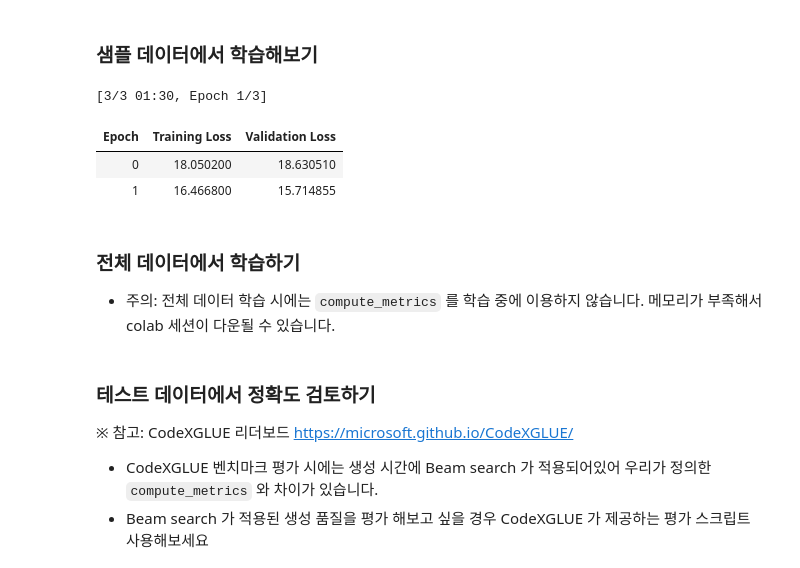
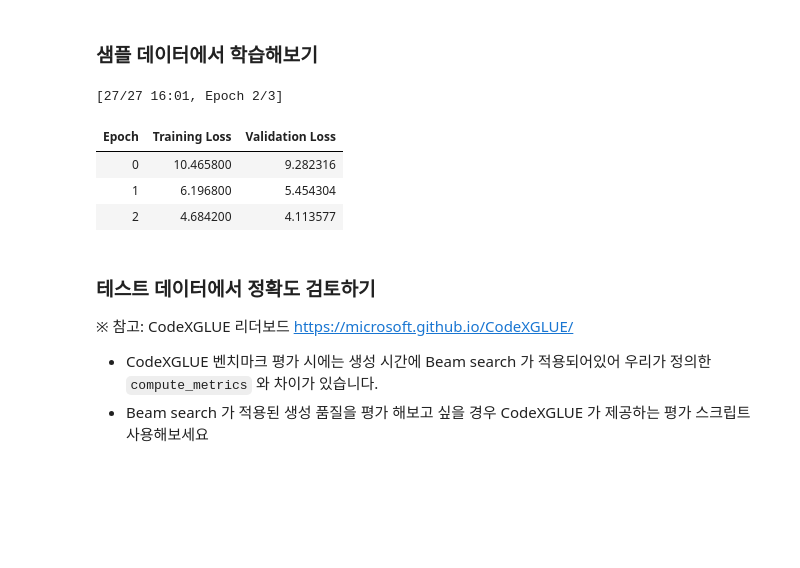
Before and after one commit to prosyslab/sigpl23-tutorial, a Jupyter notebook: 2_Fine_tuning.ipynb, the cells around one changed output. Saved outputs shown, nothing was run; the diff lists cells and outputs as text; code cells hidden in the pictures; blank space fills up the shorter version.

Commit message:
Colaboratory를 통해 생성됨

```diff
--- a/2_Fine_tuning.ipynb
+++ b/2_Fine_tuning.ipynb
@@ -106,10 +106,11 @@ DatasetDict({
 from datasets import DatasetDict
 
 sample = dict()
-sample_ratio = 0.01
-for split in tokenized_datasets:
-  size = round(tokenized_datasets[split].num_rows * sample_ratio)
-  sample[split] = tokenized_datasets[split].shuffle(seed=1234).select(range(size))
+sample_ratio = 0.05
+size = round(tokenized_datasets["train"].num_rows * sample_ratio)
+sample["train"] = tokenized_datasets["train"].shuffle(seed=1234).select(range(size))
+
+"""train, validation 에대해서도 동일한 방법으로 데이터를 샘플링할 수 있습니다"""
 
 sample_datasets = DatasetDict(sample)
 sample_datasets.num_rows
@@ -163,7 +164,7 @@ def compute_metrics(eval_preds):
 from transformers import TrainingArguments
 
 args = TrainingArguments(
-  output_dir=f"{model_dir}/sampled",
+  output_dir=model_dir,
   evaluation_strategy="epoch",
   save_strategy="epoch",
   num_train_epochs=3.0,
@@ -181,21 +182,17 @@ args = TrainingArguments(
 # %%
 from transformers import Trainer
 
 trainer = Trainer(
   model=model,
   args=args,
-  train_dataset=sample_datasets["train"],
-  eval_dataset=sample_datasets["validation"],
-  compute_metrics=compute_metrics
+  train_dataset=sample_datasets["train"],      # 학습 데이터
+  eval_dataset=sample_datasets["validation"],  # 평가 데이터
 )
 trainer.train(resume_from_checkpoint=None)
 trainer.save_model(args.output_dir)
 # %% [output]
-[3/3 01:30, Epoch 1/3]
+[27/27 16:01, Epoch 2/3]
 | Epoch | Training Loss | Validation Loss |
-| 0 | 18.050200 | 18.630510 |
-| 1 | 16.466800 | 15.714855 |
+| 0 | 10.465800 | 9.282316 |
+| 1 | 6.196800 | 5.454304 |
+| 2 | 4.684200 | 4.113577 |
-# %% [markdown]
-### 전체 데이터에서 학습하기
-
-* 주의: 전체 데이터 학습 시에는 `compute_metrics` 를 학습 중에 이용하지 않습니다. 메모리가 부족해서 colab 세션이 다운될 수 있습니다.
```
Also changed, not shown: parts of 6 cells of this notebook.
